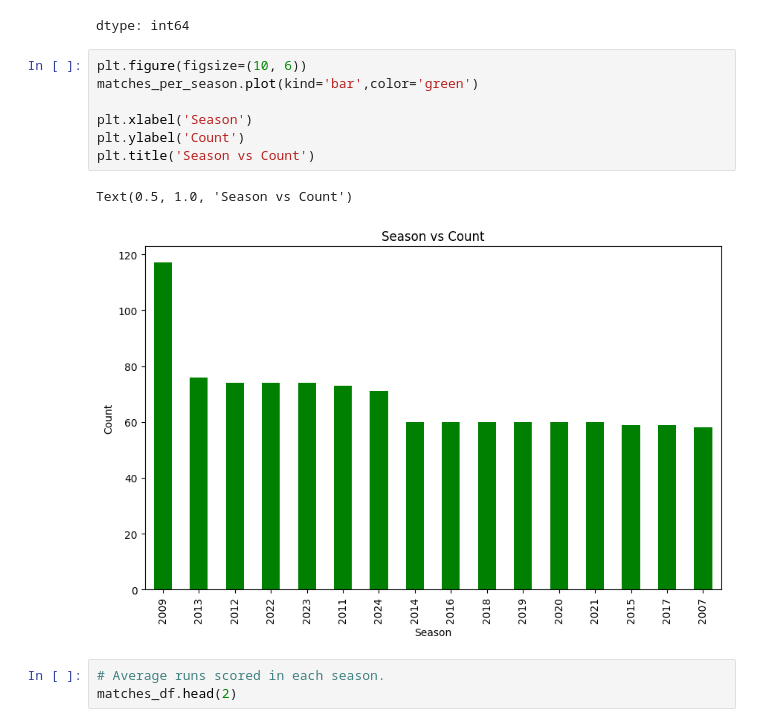
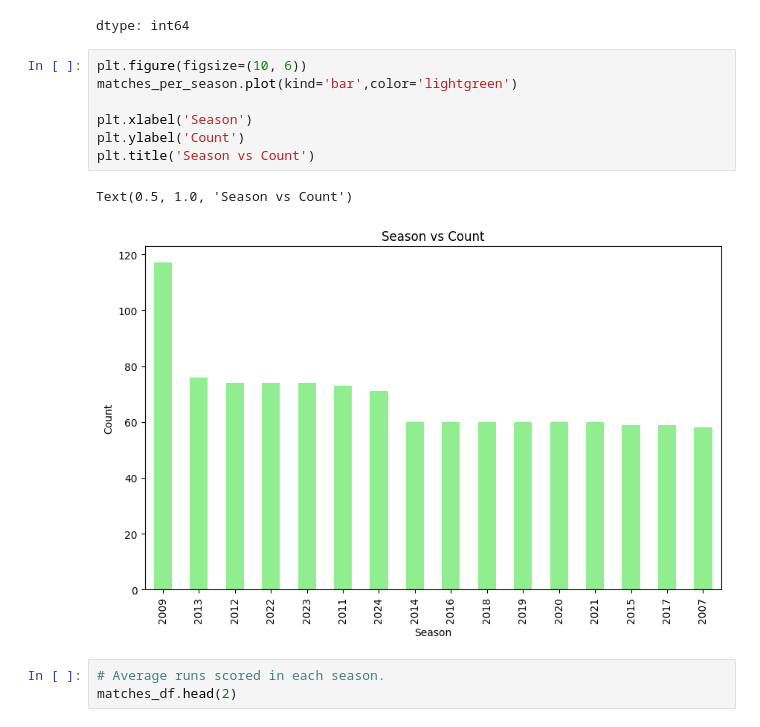
Before and after one commit to Mehaksaluja/IPL_Project_Analysis, a Jupyter notebook: IPL_Project_Analysis_01.ipynb, the cells around one changed output. Saved outputs shown, nothing was run; the diff lists cells and outputs as text.

```diff
--- a/IPL_Project_Analysis_01.ipynb
+++ b/IPL_Project_Analysis_01.ipynb
@@ -342,14 +342,14 @@ matches_per_season
 dtype: int64
 # %%
 plt.figure(figsize=(10, 6))
-matches_per_season.plot(kind='bar',color='green')
+matches_per_season.plot(kind='bar',color='lightgreen')
 
 plt.xlabel('Season')
 plt.ylabel('Count')
 plt.title('Season vs Count')
 # %% [output]
 Text(0.5, 1.0, 'Season vs Count')
-[figure, old version]
+[figure, new version]
 # %%
 # Average runs scored in each season.
 matches_df.head(2)
```
Also changed, not shown: parts of 5 cells of this notebook.
